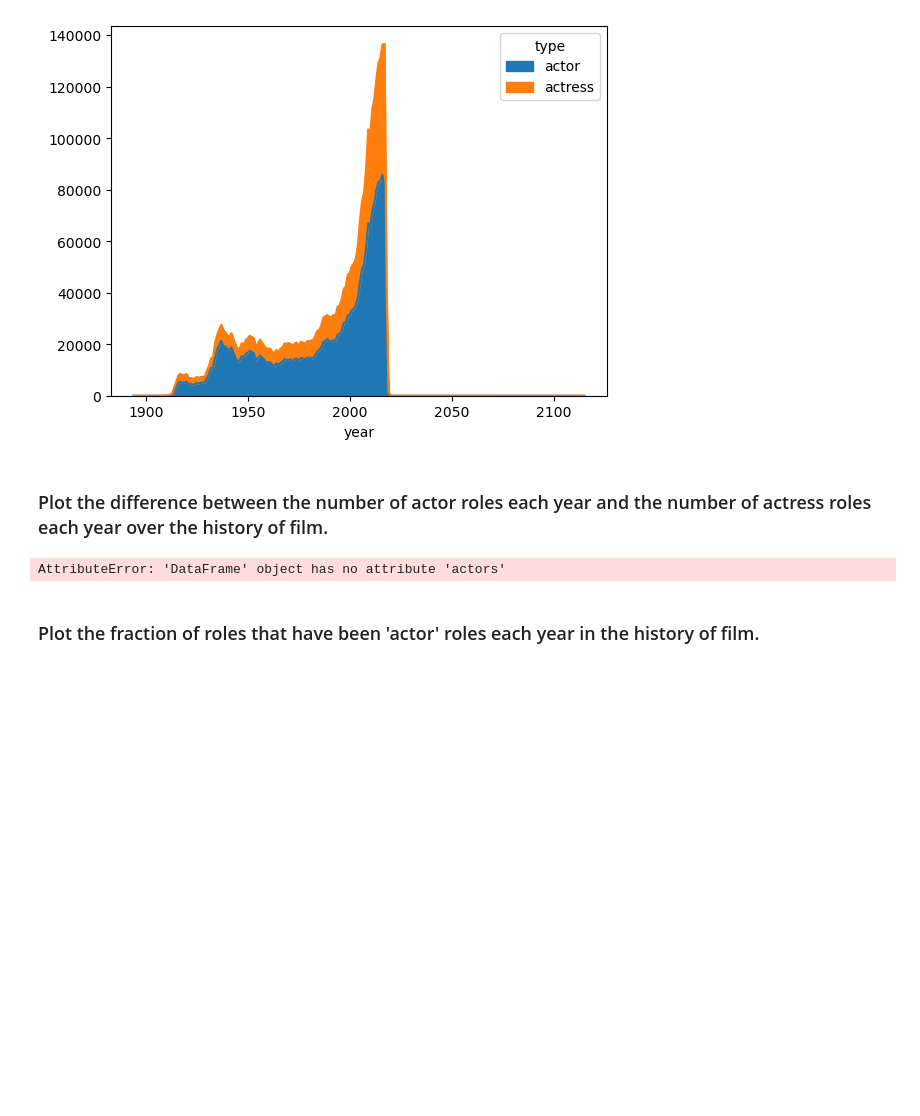
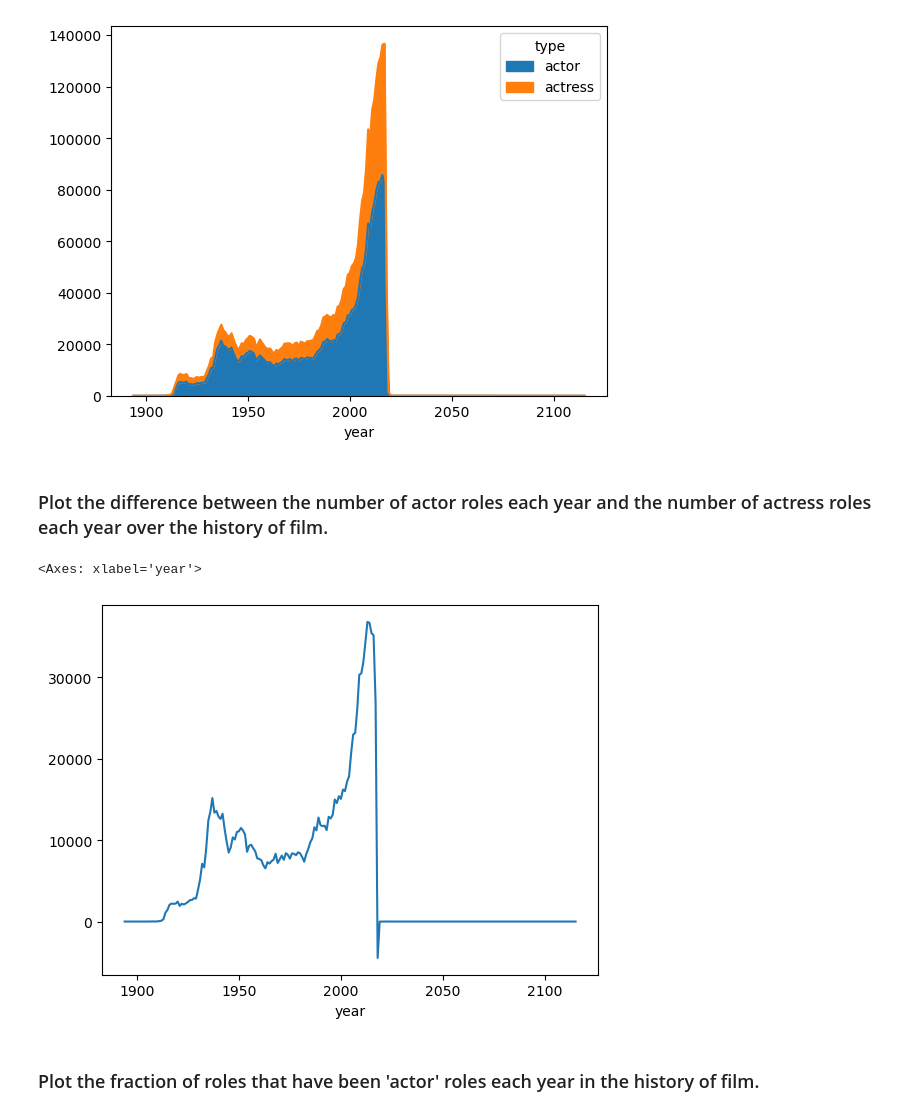
Before and after one commit to valwee77/pycon-pandas-tutorial, a Jupyter notebook: Exercises-4.ipynb, the cells around one changed output. Drawn from its saved outputs; the diff is of its cells as text; code cells hidden in the pictures; blank space fills up the shorter version.

```diff
--- a/Exercises-4.ipynb
+++ b/Exercises-4.ipynb
@@ -73,9 +73,10 @@ c.plot(kind='area')
 ### Plot the difference between the number of actor roles each year and the number of actress roles each year over the history of film.
 # %%
 c = cast
-c = c.groupby(['year','type']).size().unstack()
-(c.actors - c.actress)
+c = c.groupby(['year','type']).size().unstack().fillna(0)
+(c.actor - c.actress).plot()
 # %% [output]
-AttributeError: 'DataFrame' object has no attribute 'actors'
+<Axes: xlabel='year'>
+[figure, added]
 # %% [markdown]
 ### Plot the fraction of roles that have been 'actor' roles each year in the history of film.
```
Also changed, not shown: parts of 3 cells of this notebook.
